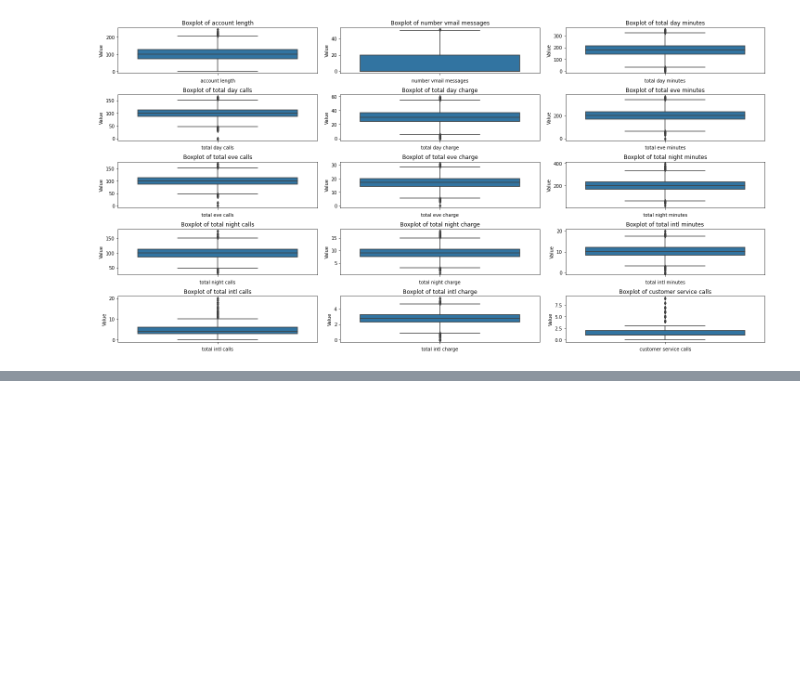
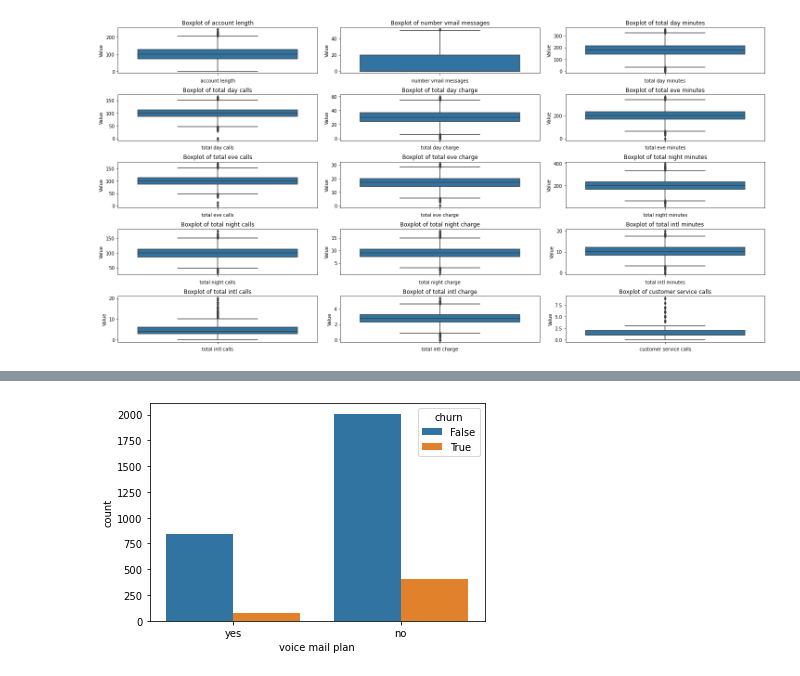
Before and after one commit to Firdosamohamed/dsc_phase3_project_, a Jupyter notebook: customer_churn_analysis.ipynb, the cells around one changed output, grey strips where cells are left out. Saved outputs shown, nothing was run; the diff lists cells and outputs as text; code cells hidden in the pictures; blank space fills up the shorter version.

```diff
--- a/customer_churn_analysis.ipynb
+++ b/customer_churn_analysis.ipynb
@@ -275,0 +283,4 @@ df_no_outliers = remove_outliers(df, num_columns)
+# %%
+sns.countplot(data = df, x='voice mail plan', hue='churn');
+# %% [output]
+[figure, added]
```
Also changed, not shown: parts of 5 cells of this notebook.
